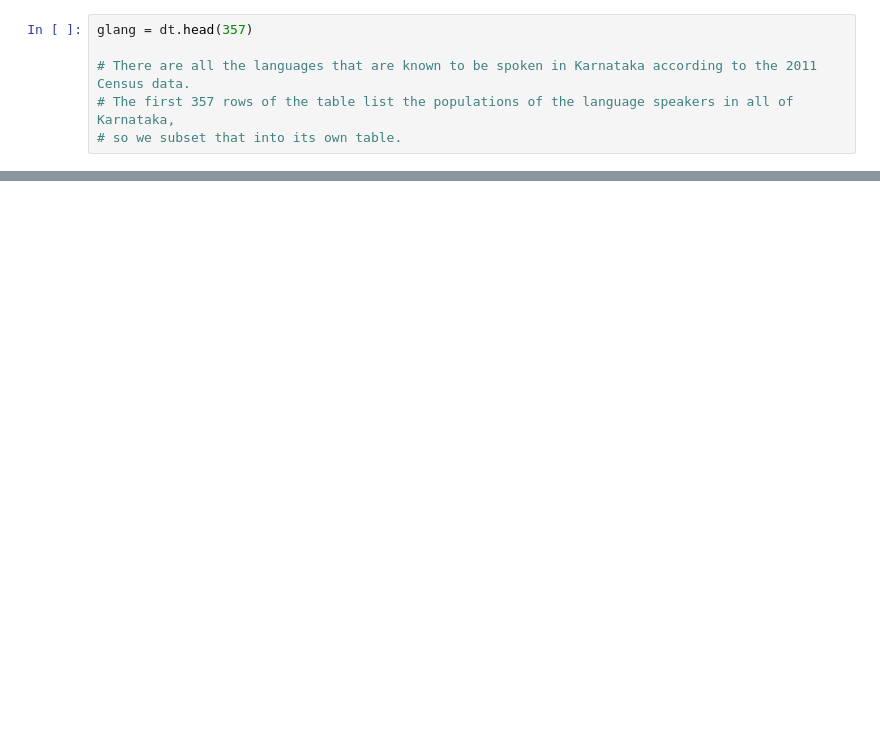
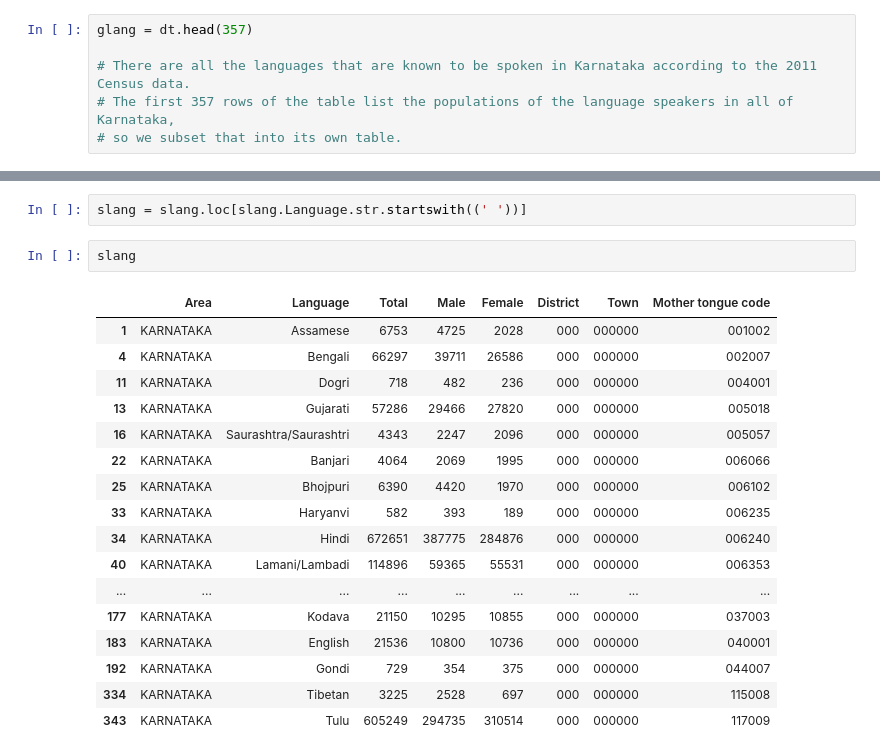
Before and after one commit to tam0w/language-eda, a Jupyter notebook: karnataka.ipynb, the cells around one changed output, grey strips where cells are left out. Drawn from its saved outputs; the diff is of its cells as text; blank space fills up the shorter version.

```diff
--- a/karnataka.ipynb
+++ b/karnataka.ipynb
@@ -180,0 +218,22 @@ glang.loc[glang.Total > 500]
+# %%
+slang = slang.loc[slang.Language.str.startswith((' '))]
+# %%
+slang
+# %% [output]
+|  | Area | Language | Total | Male | Female | District | Town | Mother tongue code |
+| 1 | KARNATAKA | Assamese | 6753 | 4725 | 2028 | 000 | 000000 | 001002 |
+| 4 | KARNATAKA | Bengali | 66297 | 39711 | 26586 | 000 | 000000 | 002007 |
+| 11 | KARNATAKA | Dogri | 718 | 482 | 236 | 000 | 000000 | 004001 |
+| 13 | KARNATAKA | Gujarati | 57286 | 29466 | 27820 | 000 | 000000 | 005018 |
+| 16 | KARNATAKA | Saurashtra/Saurashtri | 4343 | 2247 | 2096 | 000 | 000000 | 005057 |
+| 22 | KARNATAKA | Banjari | 4064 | 2069 | 1995 | 000 | 000000 | 006066 |
+| 25 | KARNATAKA | Bhojpuri | 6390 | 4420 | 1970 | 000 | 000000 | 006102 |
+| 33 | KARNATAKA | Haryanvi | 582 | 393 | 189 | 000 | 000000 | 006235 |
+| 34 | KARNATAKA | Hindi | 672651 | 387775 | 284876 | 000 | 000000 | 006240 |
+| 40 | KARNATAKA | Lamani/Lambadi | 114896 | 59365 | 55531 | 000 | 000000 | 006353 |
+| ... | ... | ... | ... | ... | ... | ... | ... | ... |
+| 177 | KARNATAKA | Kodava | 21150 | 10295 | 10855 | 000 | 000000 | 037003 |
+| 183 | KARNATAKA | English | 21536 | 10800 | 10736 | 000 | 000000 | 040001 |
+| 192 | KARNATAKA | Gondi | 729 | 354 | 375 | 000 | 000000 | 044007 |
+| 334 | KARNATAKA | Tibetan | 3225 | 2528 | 697 | 000 | 000000 | 115008 |
+| 343 | KARNATAKA | Tulu | 605249 | 294735 | 310514 | 000 | 000000 | 117009 |
```
Also changed, not shown: parts of 9 cells of this notebook.
